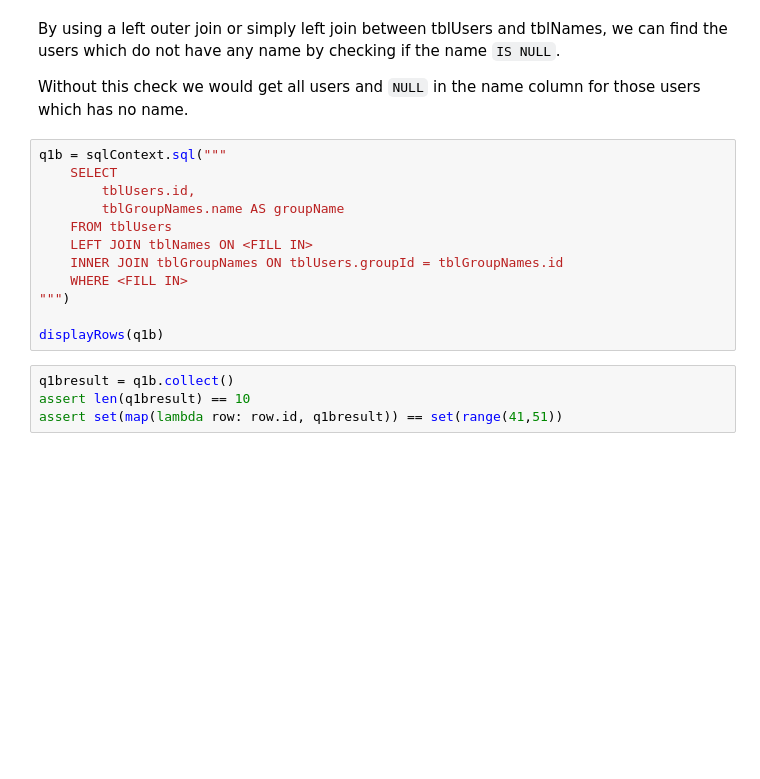
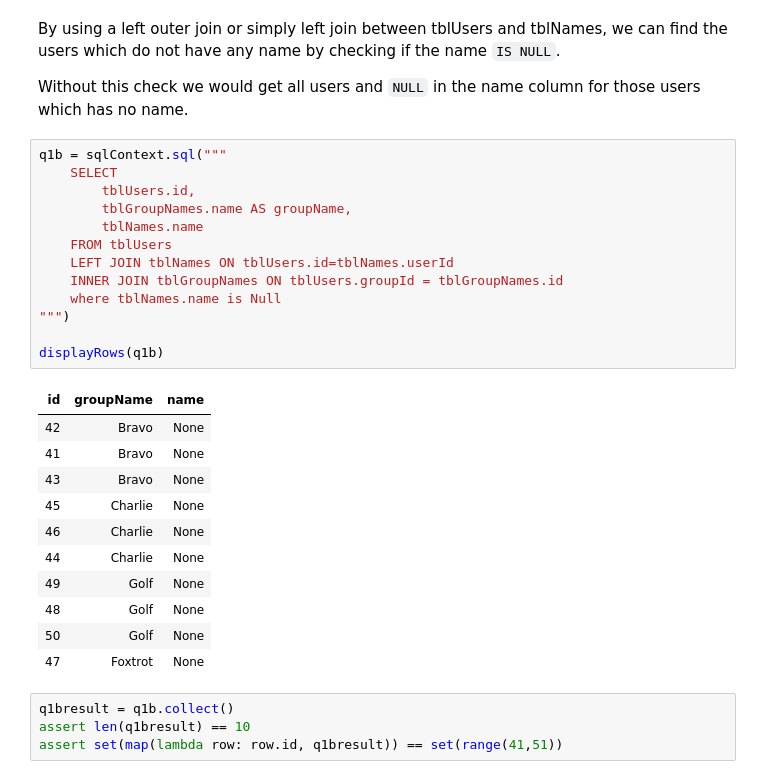
Before and after one commit to rosafilgueira/Seminar_MUIA, a Jupyter notebook: Colab/lab_exercises/Solutions_lab_basics.ipynb, the cells around one changed output. Cells and saved outputs as stored; diff of their text form; blank space fills up the shorter version.

```diff
--- a/Colab/lab_exercises/Solutions_lab_basics.ipynb
+++ b/Colab/lab_exercises/Solutions_lab_basics.ipynb
@@ -743,15 +784,28 @@
 # %%
 q1b = sqlContext.sql("""
     SELECT
         tblUsers.id,
-        tblGroupNames.name AS groupName
+        tblGroupNames.name AS groupName,
+        tblNames.name
     FROM tblUsers
-    LEFT JOIN tblNames ON <FILL IN>
+    LEFT JOIN tblNames ON tblUsers.id=tblNames.userId
     INNER JOIN tblGroupNames ON tblUsers.groupId = tblGroupNames.id
-    WHERE <FILL IN>
+    where tblNames.name is Null
 """)
 
 displayRows(q1b)
+# %% [output]
+| id | groupName | name |
+| 42 | Bravo | None |
+| 41 | Bravo | None |
+| 43 | Bravo | None |
+| 45 | Charlie | None |
+| 46 | Charlie | None |
+| 44 | Charlie | None |
+| 49 | Golf | None |
+| 48 | Golf | None |
+| 50 | Golf | None |
+| 47 | Foxtrot | None |
 # %%
 q1bresult = q1b.collect()
 assert len(q1bresult) == 10
```
Also changed, not shown: parts of 12 cells of this notebook.
